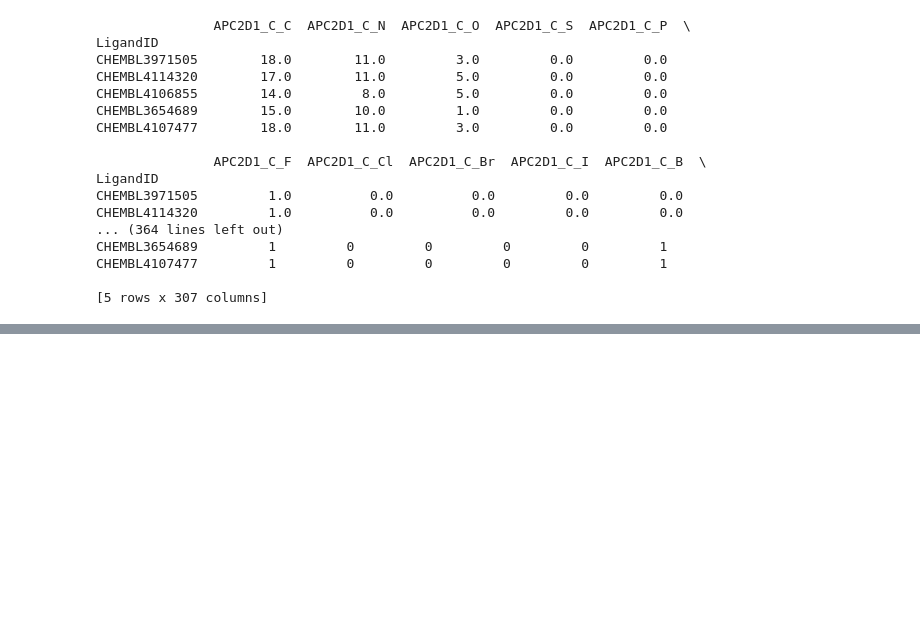
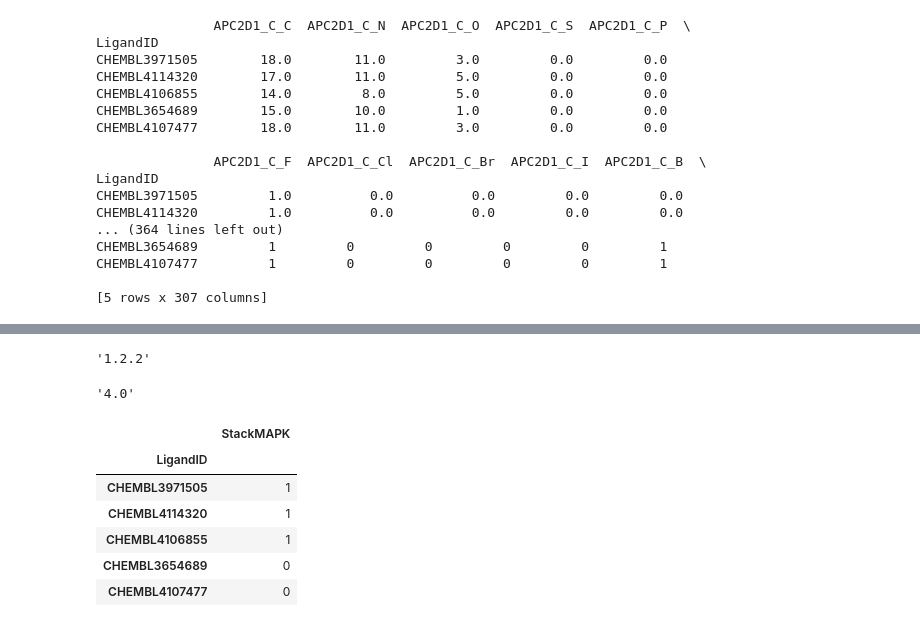
Before and after one commit to taraponglab/mapk, a Jupyter notebook: tutorial.ipynb, the cells around one changed output, grey strips where cells are left out. Drawn from its saved outputs; the diff is of its cells as text; code cells hidden in the pictures; blank space fills up the shorter version.

```diff
--- a/tutorial.ipynb
+++ b/tutorial.ipynb
@@ -250,0 +233,22 @@ y_test_predict
+# %%
+import sklearn
+sklearn.__version__
+# %% [output]
+'1.2.2'
+# %%
+import pickle
+pickle.format_version
+# %% [output]
+'4.0'
+# %%
+y_test_predict  = Model.predict(x_test_select)
+y_test_predict  = pd.DataFrame(y_test_predict, index=x_test_select.index, columns=['StackMAPK'])
+y_test_predict
+# %% [output]
+|  | StackMAPK |
+| LigandID |  |
+| CHEMBL3971505 | 1 |
+| CHEMBL4114320 | 1 |
+| CHEMBL4106855 | 1 |
+| CHEMBL3654689 | 0 |
+| CHEMBL4107477 | 0 |
```
Also changed, not shown: parts of 3 cells of this notebook.
